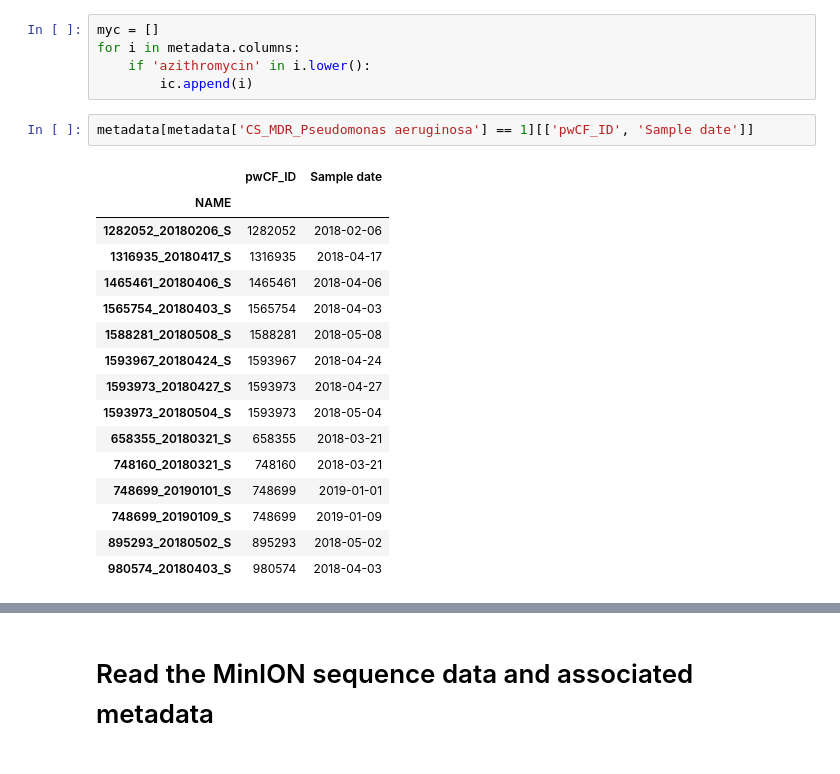
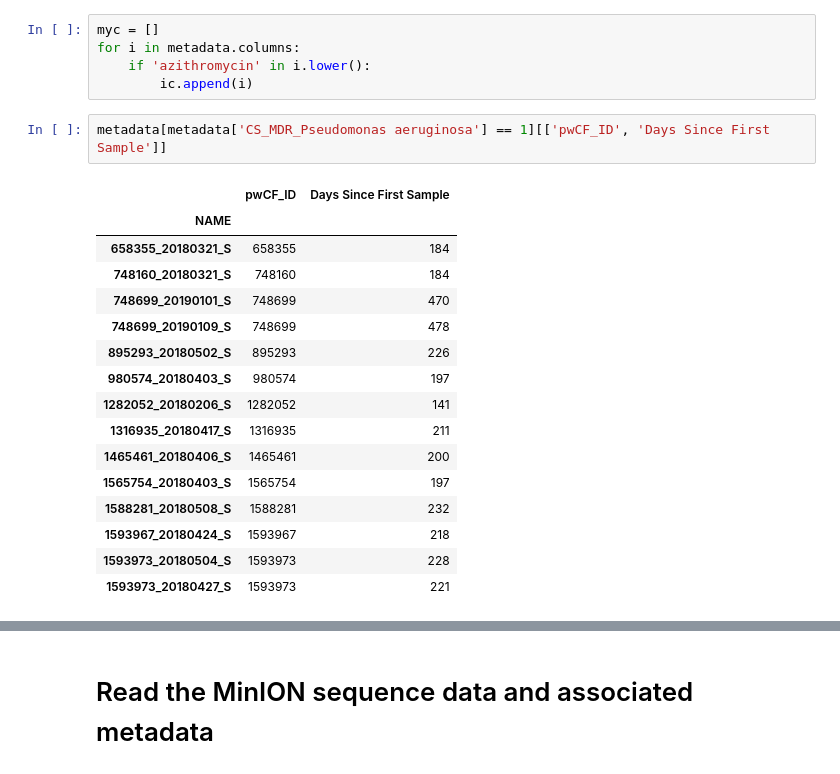
Before and after one commit to linsalrob/CF_Data_Analysis, a Jupyter notebook: Jupyter/Metadata.ipynb, the cells around one changed output, grey strips where cells are left out. Saved outputs shown, nothing was run; the diff lists cells and outputs as text.

```diff
--- a/Jupyter/Metadata.ipynb
+++ b/Jupyter/Metadata.ipynb
@@ -69,24 +85,24 @@ for i in metadata.columns:
     if 'azithromycin' in i.lower():
         ic.append(i)
 # %%
-metadata[metadata['CS_MDR_Pseudomonas aeruginosa'] == 1][['pwCF_ID', 'Sample date']]
+metadata[metadata['CS_MDR_Pseudomonas aeruginosa'] == 1][['pwCF_ID', 'Days Since First Sample']]
 # %% [output]
-|  | pwCF_ID | Sample date |
+|  | pwCF_ID | Days Since First Sample |
 | NAME |  |  |
-| 1282052_20180206_S | 1282052 | 2018-02-06 |
-| 1316935_20180417_S | 1316935 | 2018-04-17 |
-| 1465461_20180406_S | 1465461 | 2018-04-06 |
-| 1565754_20180403_S | 1565754 | 2018-04-03 |
-| 1588281_20180508_S | 1588281 | 2018-05-08 |
-| 1593967_20180424_S | 1593967 | 2018-04-24 |
-| 1593973_20180427_S | 1593973 | 2018-04-27 |
-| 1593973_20180504_S | 1593973 | 2018-05-04 |
-| 658355_20180321_S | 658355 | 2018-03-21 |
-| 748160_20180321_S | 748160 | 2018-03-21 |
-| 748699_20190101_S | 748699 | 2019-01-01 |
-| 748699_20190109_S | 748699 | 2019-01-09 |
-| 895293_20180502_S | 895293 | 2018-05-02 |
-| 980574_20180403_S | 980574 | 2018-04-03 |
+| 658355_20180321_S | 658355 | 184 |
+| 748160_20180321_S | 748160 | 184 |
+| 748699_20190101_S | 748699 | 470 |
+| 748699_20190109_S | 748699 | 478 |
+| 895293_20180502_S | 895293 | 226 |
+| 980574_20180403_S | 980574 | 197 |
+| 1282052_20180206_S | 1282052 | 141 |
+| 1316935_20180417_S | 1316935 | 211 |
+| 1465461_20180406_S | 1465461 | 200 |
+| 1565754_20180403_S | 1565754 | 197 |
+| 1588281_20180508_S | 1588281 | 232 |
+| 1593967_20180424_S | 1593967 | 218 |
+| 1593973_20180504_S | 1593973 | 228 |
+| 1593973_20180427_S | 1593973 | 221 |
 # %%
 list(metadata.columns)
 # %% [output]
```
Also changed, not shown: parts of 5 cells of this notebook, 1 other file.
